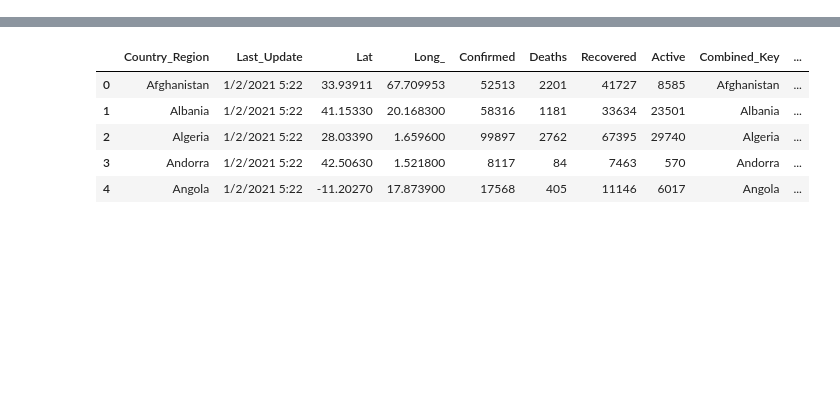
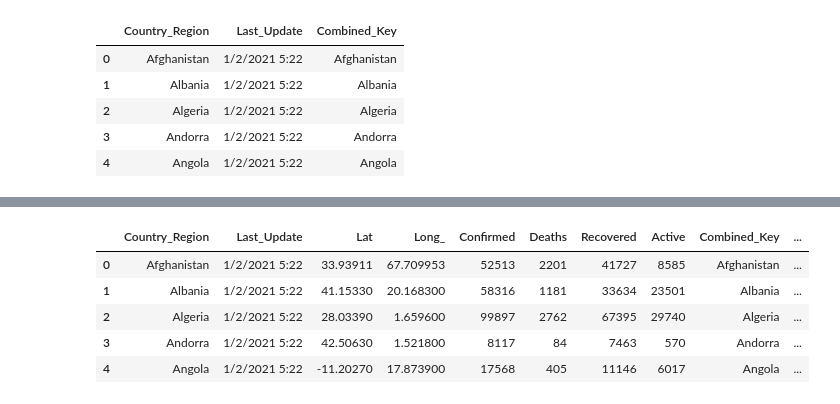
Before and after one commit to KevinSmith356/HealthDataAnalytics, a Jupyter notebook: Lab4/Lab_4.ipynb, the cells around one changed output, grey strips where cells are left out. Saved outputs shown, nothing was run; the diff lists cells and outputs as text; code cells hidden in the pictures; blank space fills up the shorter version.

```diff
--- a/Lab4/Lab_4.ipynb
+++ b/Lab4/Lab_4.ipynb
@@ -0,0 +1,10 @@
+# %%
+covid_cat = covid.select_dtypes(object)
+covid_cat.head()
+# %% [output]
+|  | Country_Region | Last_Update | Combined_Key |
+| 0 | Afghanistan | 1/2/2021 5:22 | Afghanistan |
+| 1 | Albania | 1/2/2021 5:22 | Albania |
+| 2 | Algeria | 1/2/2021 5:22 | Algeria |
+| 3 | Andorra | 1/2/2021 5:22 | Andorra |
+| 4 | Angola | 1/2/2021 5:22 | Angola |
```
Also changed, not shown: parts of 18 cells of this notebook, 2 other files.
